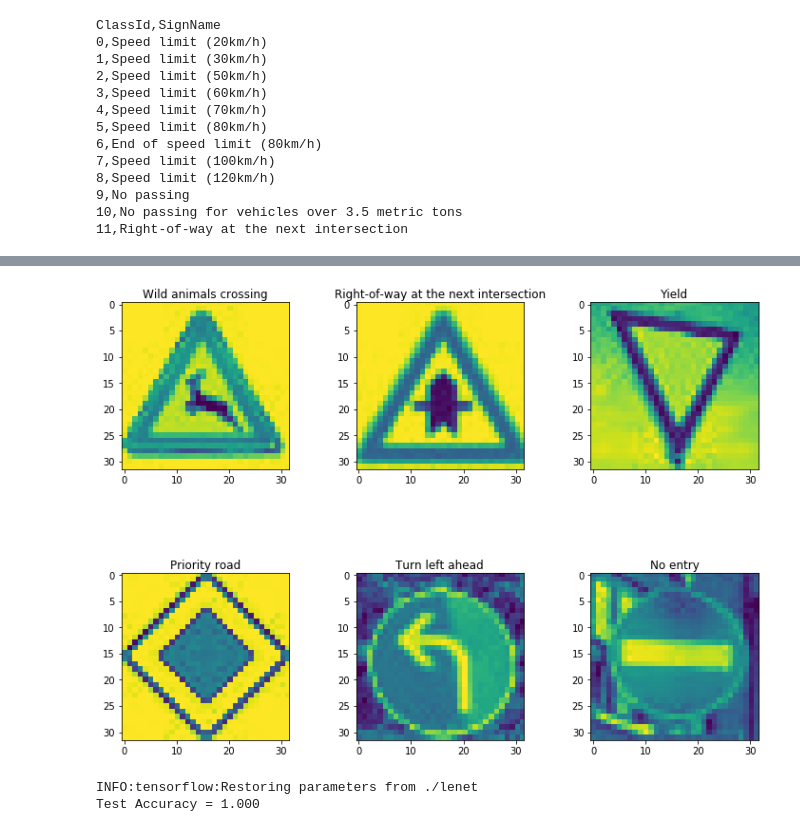
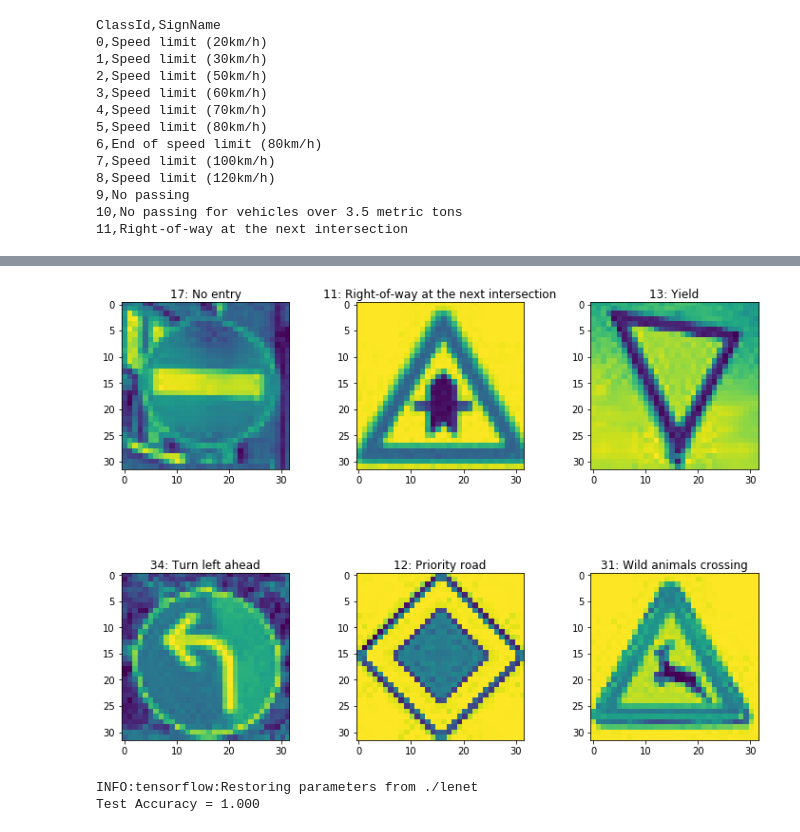
Before and after one commit to SamuelNavarro/SelfDriving, a Jupyter notebook: TrafficSign/LeNet/Traffic_Sign_Classifier-Copy1.ipynb, the cells around one changed output, grey strips where cells are left out. Saved outputs shown, nothing was run; the diff lists cells and outputs as text; code cells hidden in the pictures.

```diff
--- a/TrafficSign/LeNet/Traffic_Sign_Classifier-Copy1.ipynb
+++ b/TrafficSign/LeNet/Traffic_Sign_Classifier-Copy1.ipynb
@@ -403,14 +434,14 @@ array([31, 11, 13, 12, 34, 17])
 # %%
 fig = plt.figure(figsize=(12, 10))
 fig.subplots_adjust(hspace=0.1, wspace=0.4)
 i = 1
 for image, label in zip(new_images, new_y):
     ax = fig.add_subplot(2, 3, i)
     plt.imshow(image.squeeze())
-    plt.title(signames_dict[label])
+    plt.title(label + ": " + signames_dict[label])
     i += 1
 # %% [output]
-[figure, old version]
+[figure, new version]
 # %%
 ### Calculate the accuracy for these 5 new images.
 ### For example, if the model predicted 1 out of 5 signs correctly, it's 20% accurate on these new images.
```
Also changed, not shown: parts of 22 cells of this notebook.
